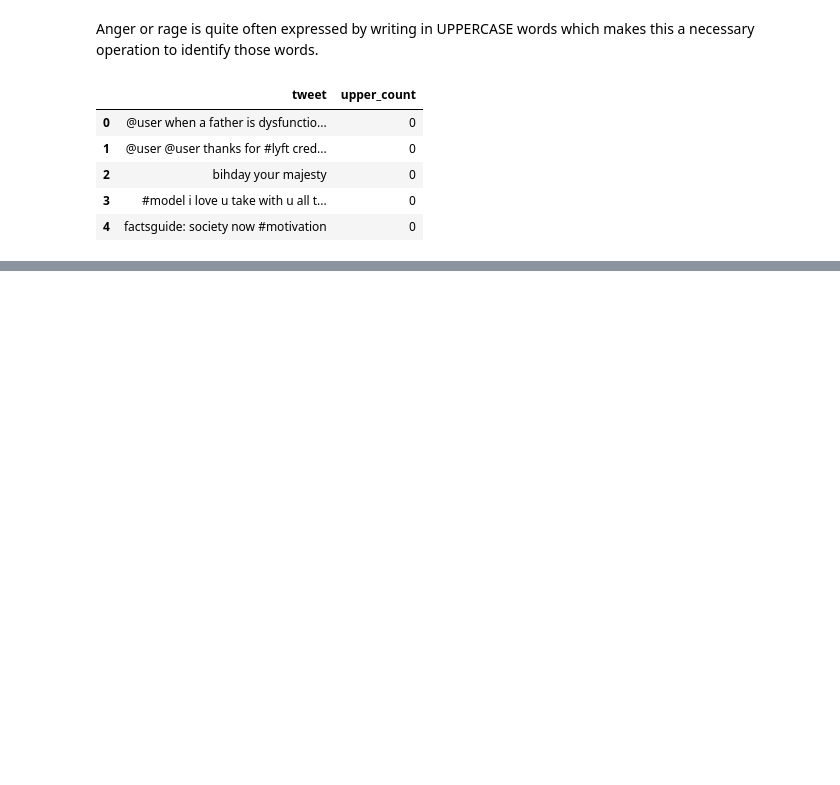
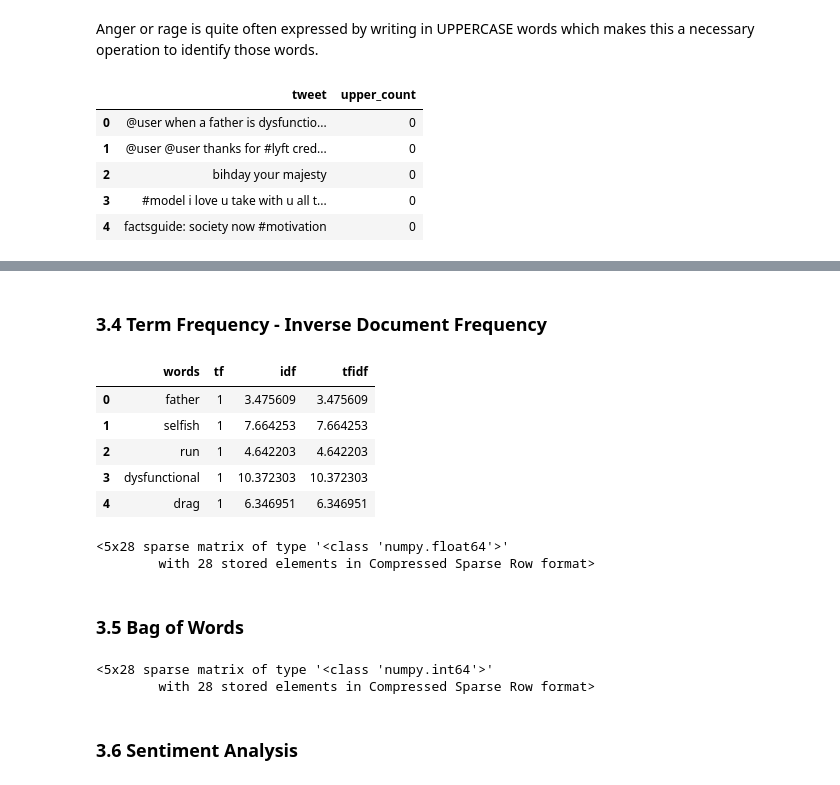
Before and after one commit to agusrichard/data-science-workbook, a Jupyter notebook: Notes/Text Extraction and Preprocessing 0/text_extraction_preprocessing.ipynb, the cells around one changed output, grey strips where cells are left out. Cells and saved outputs as stored; diff of their text form; code cells hidden in the pictures; blank space fills up the shorter version.

Commit message:
Text Extraction and Preprocessing

```diff
--- a/Notes/Text Extraction and Preprocessing 0/text_extraction_preprocessing.ipynb
+++ b/Notes/Text Extraction and Preprocessing 0/text_extraction_preprocessing.ipynb
@@ -179,0 +252,4 @@ data[['tweet', 'upper_count']].head()
+# %%
+rare = freq[-10:]
+data['tweet'] = data['tweet'].apply(lambda sentence: ' '.join(word for word in sentence.split() if word not in rare))
+data['tweet'].head()
@@ -179,0 +300,4 @@ data[['tweet', 'upper_count']].head()
+# %%
+from textblob import Word
+data['tweet'] = data['tweet'].apply(lambda sentence: ' '.join(Word(word).lemmatize() for word in sentence.split()))
+data[['tweet']].head()
@@ -179,0 +330,5 @@ data[['tweet', 'upper_count']].head()
+# %%
+tf1 = data['tweet'][:5].apply(lambda sentence: pd.value_counts(sentence.split())).sum().reset_index()
+tf1.columns = ['words', 'tf']
+tf1['tf'] = tf1['tf'].astype(int)
+tf1.head()
@@ -179,0 +346,4 @@ data[['tweet', 'upper_count']].head()
+# %%
+for i, word in enumerate(tf1['words']):
+    tf1.loc[i, 'idf'] = np.log(len(data) / data['tweet'].str.contains(word).sum())
+tf1.head()
@@ -179,0 +357,30 @@ data[['tweet', 'upper_count']].head()
+# %% [markdown]
+### 3.4 Term Frequency - Inverse Document Frequency
+# %%
+tf1['tfidf'] = tf1['tf'] * tf1['idf']
+tf1.head()
+# %% [output]
+|  | words | tf | idf | tfidf |
+| 0 | father | 1 | 3.475609 | 3.475609 |
+| 1 | selfish | 1 | 7.664253 | 7.664253 |
+| 2 | run | 1 | 4.642203 | 4.642203 |
+| 3 | dysfunctional | 1 | 10.372303 | 10.372303 |
+| 4 | drag | 1 | 6.346951 | 6.346951 |
+# %%
+from sklearn.feature_extraction.text import TfidfVectorizer
+vectorizer = TfidfVectorizer()
+vectorizer.fit_transform(data['tweet'][:5])
+# %% [output]
+<5x28 sparse matrix of type '<class 'numpy.float64'>'
+        with 28 stored elements in Compressed Sparse Row format>
+# %% [markdown]
+### 3.5 Bag of Words
+# %%
+from sklearn.feature_extraction.text import CountVectorizer
+vectorizer = CountVectorizer()
+vectorizer.fit_transform(data['tweet'][:5])
+# %% [output]
+<5x28 sparse matrix of type '<class 'numpy.int64'>'
+        with 28 stored elements in Compressed Sparse Row format>
+# %% [markdown]
+### 3.6 Sentiment Analysis
```
Also changed, not shown: parts of 37 cells of this notebook.
